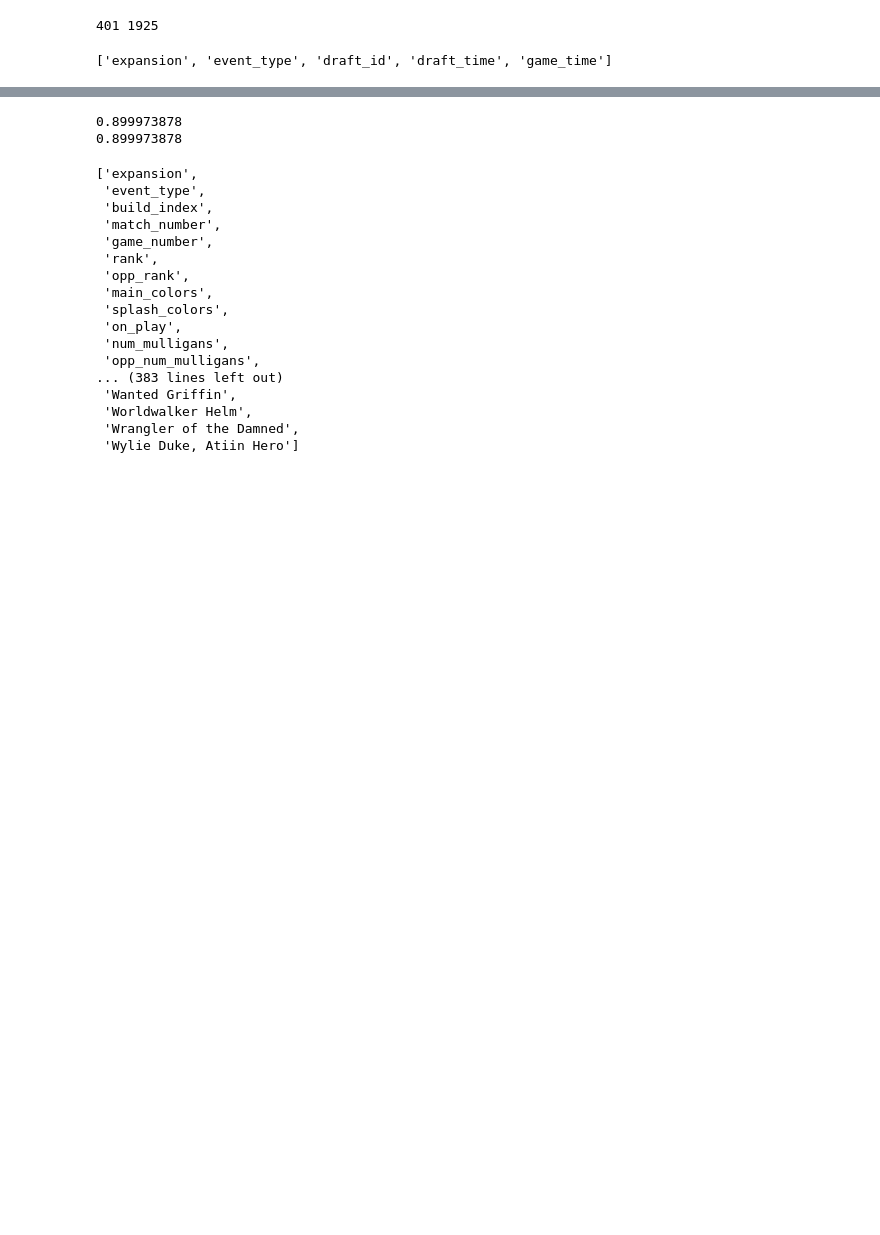
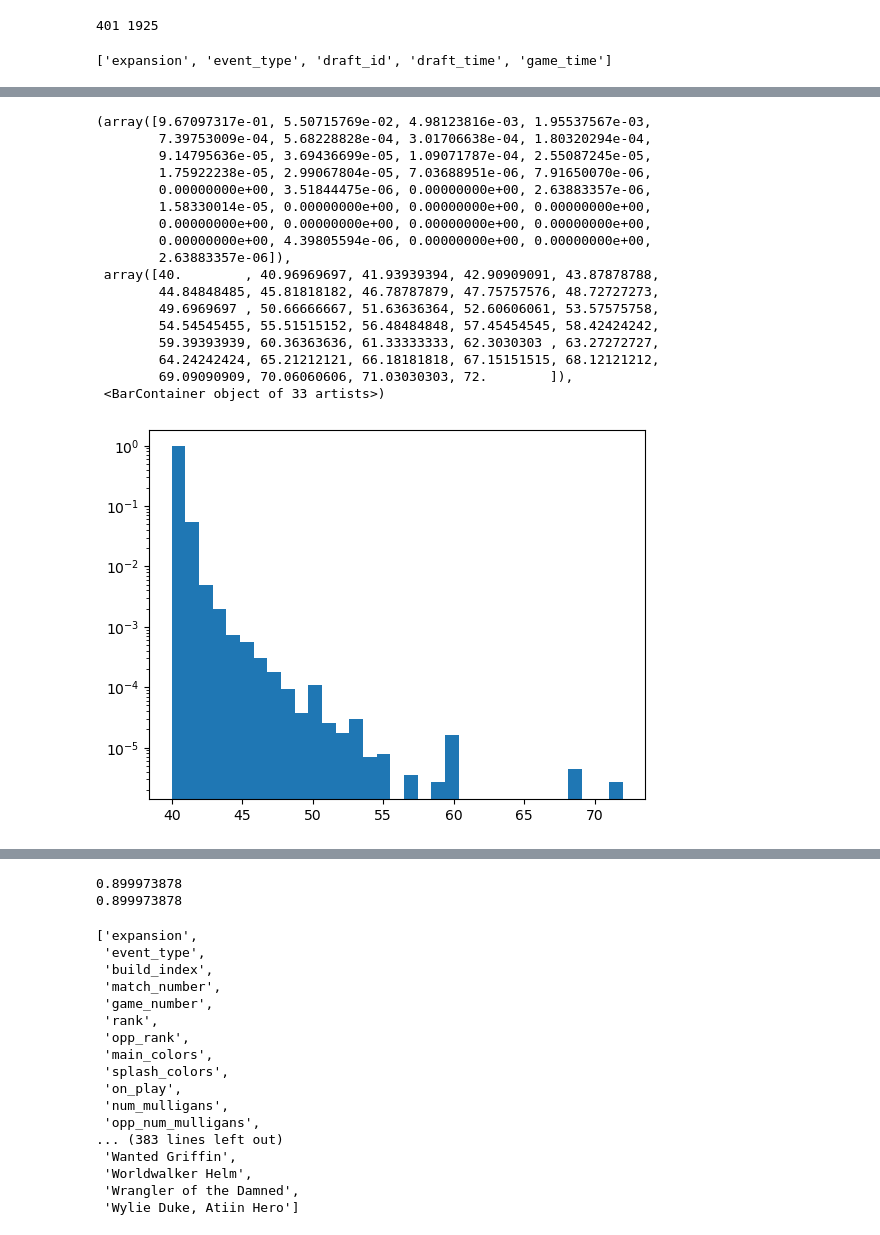
Before and after one commit to meehljd/mtg-modeling, a Jupyter notebook: notebooks/00_data_management/02_17lands_data.ipynb, the cells around one changed output, grey strips where cells are left out. Drawn from its saved outputs; the diff is of its cells as text; code cells hidden in the pictures; blank space fills up the shorter version.

```diff
--- a/notebooks/00_data_management/02_17lands_data.ipynb
+++ b/notebooks/00_data_management/02_17lands_data.ipynb
@@ -115,3 +160,24 @@ Name: count, dtype: float64
+# %%
+plt.hist(deck_counts, bins=deck_counts.max() - deck_counts.min() + 1, density=True, log=True)
+# %% [output]
+(array([9.67097317e-01, 5.50715769e-02, 4.98123816e-03, 1.95537567e-03,
+        7.39753009e-04, 5.68228828e-04, 3.01706638e-04, 1.80320294e-04,
+        9.14795636e-05, 3.69436699e-05, 1.09071787e-04, 2.55087245e-05,
+        1.75922238e-05, 2.99067804e-05, 7.03688951e-06, 7.91650070e-06,
+        0.00000000e+00, 3.51844475e-06, 0.00000000e+00, 2.63883357e-06,
+        1.58330014e-05, 0.00000000e+00, 0.00000000e+00, 0.00000000e+00,
+        0.00000000e+00, 0.00000000e+00, 0.00000000e+00, 0.00000000e+00,
+        0.00000000e+00, 4.39805594e-06, 0.00000000e+00, 0.00000000e+00,
+        2.63883357e-06]),
+ array([40.        , 40.96969697, 41.93939394, 42.90909091, 43.87878788,
+        44.84848485, 45.81818182, 46.78787879, 47.75757576, 48.72727273,
+        49.6969697 , 50.66666667, 51.63636364, 52.60606061, 53.57575758,
+        54.54545455, 55.51515152, 56.48484848, 57.45454545, 58.42424242,
+        59.39393939, 60.36363636, 61.33333333, 62.3030303 , 63.27272727,
+        64.24242424, 65.21212121, 66.18181818, 67.15151515, 68.12121212,
+        69.09090909, 70.06060606, 71.03030303, 72.        ]),
+ <BarContainer object of 33 artists>)
+[figure, added]
 # %%
 deck_mask = deck_counts < 43
 df = df[deck_mask]
```
Also changed, not shown: parts of 14 cells of this notebook, 5 other files.
